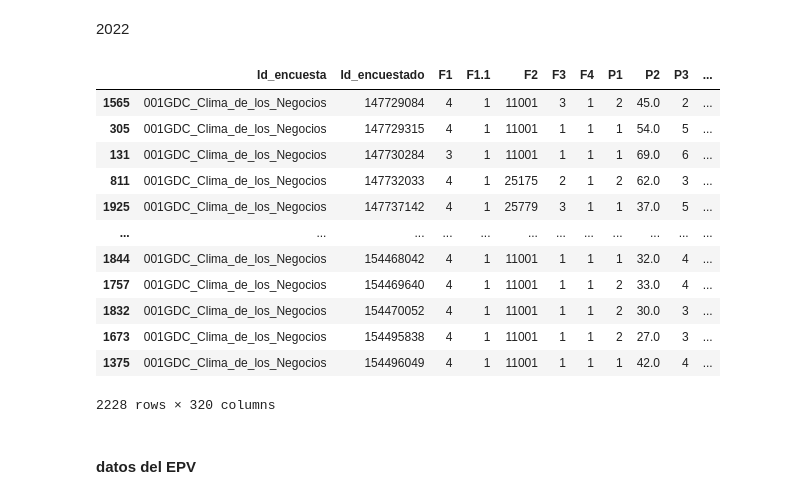
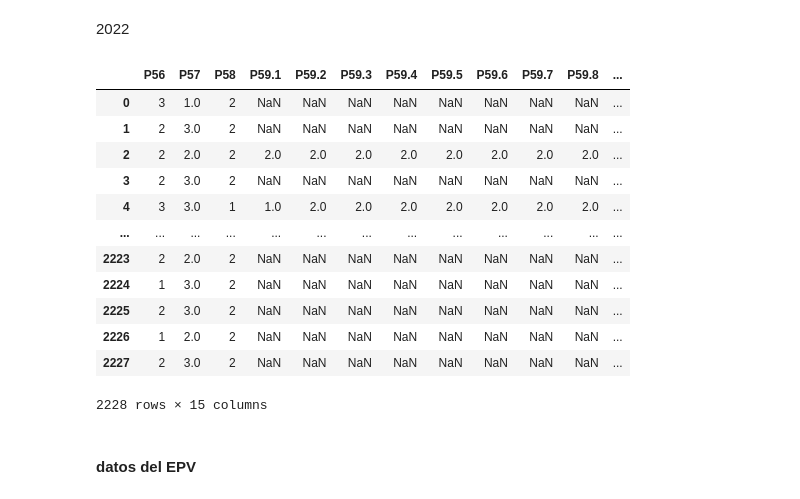
Before and after one commit to JuanParraG/dinamita-de-datos, a Jupyter notebook: Análisis de datos.ipynb, the cells around one changed output. Drawn from its saved outputs; the diff is of its cells as text; code cells hidden in the pictures.

```diff
--- a/Análisis de datos.ipynb
+++ b/Análisis de datos.ipynb
@@ -144,37 +150,32 @@ ECN2021ANT
 2022
 # %%
 ruta ="Bases de datos/1.4. Bases CCB/ECN/2022/Base_2022.csv"
-listaColumnasECN = ['P56',
+listaColumnasECN2022 = ['P56',
                     'P57',
                     'P58',
                     'P59.1', 'P59.2',  'P59.3', 'P59.4',  'P59.5',    'P59.6',  'P59.7',    'P59.8',   'P59.9', 'P60',
-                    #hurto,delitosinfo, fraude, extorsion, ESTAFA,   hurto auto, ataque,  vandalsimo, secuestro, denuncio
                     'P61',
-                    #1	Aplicación a denunciar
-                    #2	Casa de Justicia (Comisaría de Familia)
-                    #3	Inspección de policía (Estación de Policía)
-                    #4	URI de la Fiscalía
-                    #5	GAULA
                     'F.EXPANSIÓN'
                     ]
 ECN2022 = pd.read_csv(ruta,encoding='iso-8859-1')
-ECN2022.head(20)
-#ECN2022 = ECN2022.loc[:, listaColumnasECN]
-ECN2022.sort_values(by='Id_encuestado')
+
+#obtener las col de la lista columnas ECN
+ECN2022 = ECN2022.loc[:, listaColumnasECN2022]
+ECN2022
 # %% [output]
-|  | Id_encuesta | Id_encuestado | F1 | F1.1 | F2 | F3 | F4 | P1 | P2 | P3 | ... |
-| 1565 | 001GDC_Clima_de_los_Negocios | 147729084 | 4 | 1 | 11001 | 3 | 1 | 2 | 45.0 | 2 | ... |
-| 305 | 001GDC_Clima_de_los_Negocios | 147729315 | 4 | 1 | 11001 | 1 | 1 | 1 | 54.0 | 5 | ... |
-| 131 | 001GDC_Clima_de_los_Negocios | 147730284 | 3 | 1 | 11001 | 1 | 1 | 1 | 69.0 | 6 | ... |
-| 811 | 001GDC_Clima_de_los_Negocios | 147732033 | 4 | 1 | 25175 | 2 | 1 | 2 | 62.0 | 3 | ... |
-| 1925 | 001GDC_Clima_de_los_Negocios | 147737142 | 4 | 1 | 25779 | 3 | 1 | 1 | 37.0 | 5 | ... |
-| ... | ... | ... | ... | ... | ... | ... | ... | ... | ... | ... | ... |
-| 1844 | 001GDC_Clima_de_los_Negocios | 154468042 | 4 | 1 | 11001 | 1 | 1 | 1 | 32.0 | 4 | ... |
-| 1757 | 001GDC_Clima_de_los_Negocios | 154469640 | 4 | 1 | 11001 | 1 | 1 | 2 | 33.0 | 4 | ... |
-| 1832 | 001GDC_Clima_de_los_Negocios | 154470052 | 4 | 1 | 11001 | 1 | 1 | 2 | 30.0 | 3 | ... |
-| 1673 | 001GDC_Clima_de_los_Negocios | 154495838 | 4 | 1 | 11001 | 1 | 1 | 2 | 27.0 | 3 | ... |
-| 1375 | 001GDC_Clima_de_los_Negocios | 154496049 | 4 | 1 | 11001 | 1 | 1 | 1 | 42.0 | 4 | ... |
+|  | P56 | P57 | P58 | P59.1 | P59.2 | P59.3 | P59.4 | P59.5 | P59.6 | P59.7 | P59.8 | ... |
+| 0 | 3 | 1.0 | 2 | NaN | NaN | NaN | NaN | NaN | NaN | NaN | NaN | ... |
+| 1 | 2 | 3.0 | 2 | NaN | NaN | NaN | NaN | NaN | NaN | NaN | NaN | ... |
+| 2 | 2 | 2.0 | 2 | 2.0 | 2.0 | 2.0 | 2.0 | 2.0 | 2.0 | 2.0 | 2.0 | ... |
+| 3 | 2 | 3.0 | 2 | NaN | NaN | NaN | NaN | NaN | NaN | NaN | NaN | ... |
+| 4 | 3 | 3.0 | 1 | 1.0 | 2.0 | 2.0 | 2.0 | 2.0 | 2.0 | 2.0 | 2.0 | ... |
+| ... | ... | ... | ... | ... | ... | ... | ... | ... | ... | ... | ... | ... |
+| 2223 | 2 | 2.0 | 2 | NaN | NaN | NaN | NaN | NaN | NaN | NaN | NaN | ... |
+| 2224 | 1 | 3.0 | 2 | NaN | NaN | NaN | NaN | NaN | NaN | NaN | NaN | ... |
+| 2225 | 2 | 3.0 | 2 | NaN | NaN | NaN | NaN | NaN | NaN | NaN | NaN | ... |
+| 2226 | 1 | 2.0 | 2 | NaN | NaN | NaN | NaN | NaN | NaN | NaN | NaN | ... |
+| 2227 | 2 | 3.0 | 2 | NaN | NaN | NaN | NaN | NaN | NaN | NaN | NaN | ... |
-2228 rows × 320 columns
+2228 rows × 15 columns
 # %% [markdown]
 <h4>datos del EPV
 # %% [markdown]
```
Also changed, not shown: parts of 10 cells of this notebook.
